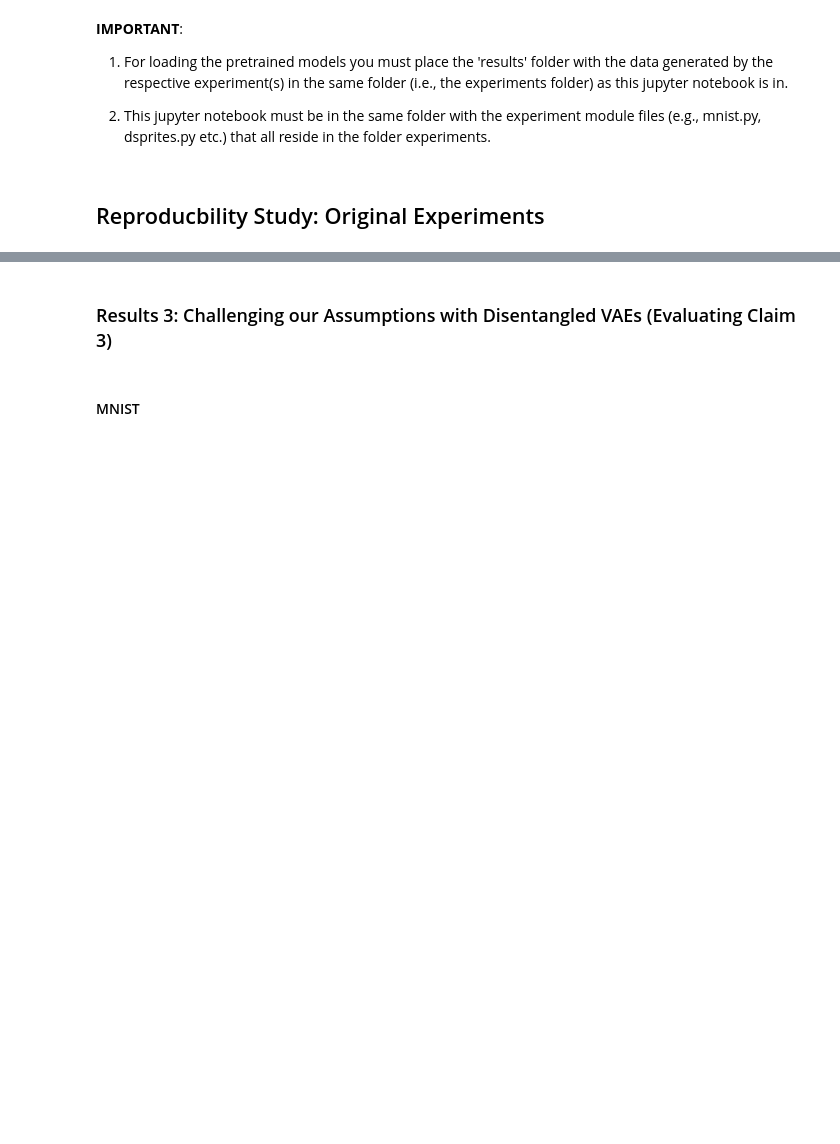
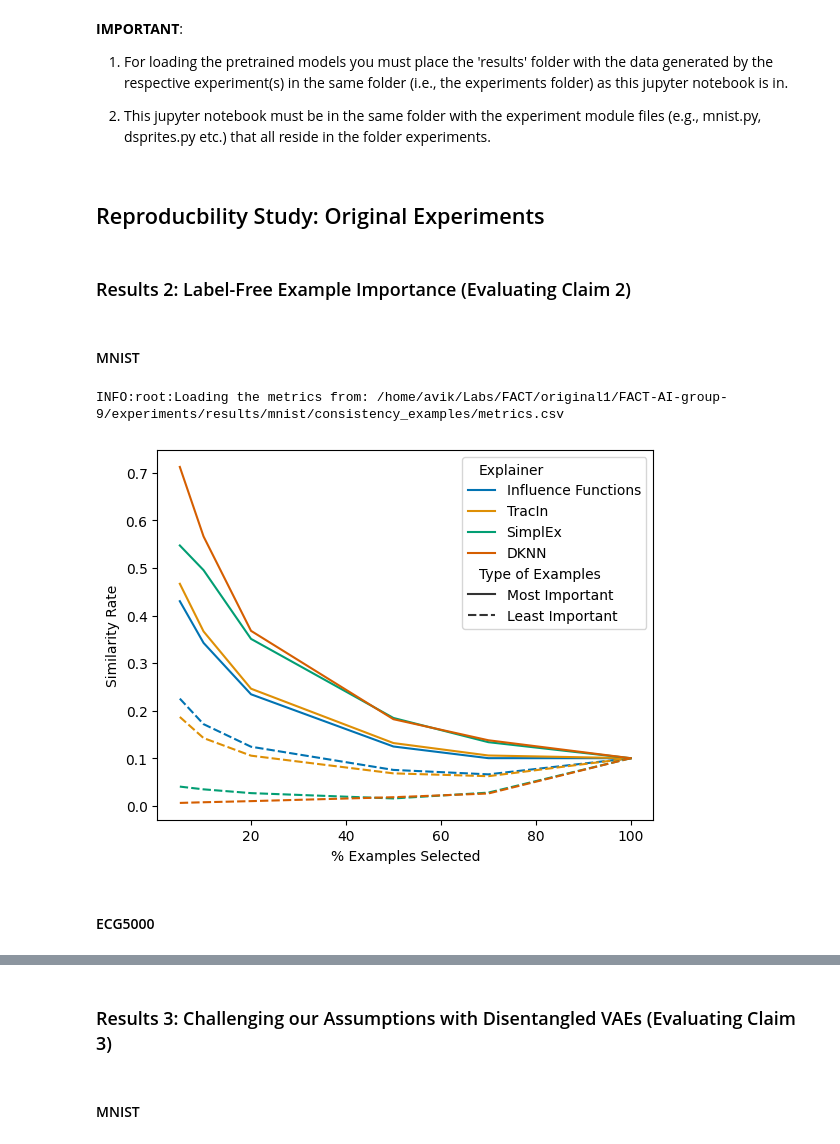
Before and after one commit to vpariza/Re-Label-Free-XAI, a Jupyter notebook: experiments/run_experiments.ipynb, the cells around one changed output, grey strips where cells are left out. Cells and saved outputs as stored; diff of their text form; code cells hidden in the pictures; blank space fills up the shorter version.

Commit message:
Merged Example Importance experiments in notebook

```diff
--- a/experiments/run_experiments.ipynb
+++ b/experiments/run_experiments.ipynb
@@ -15,3 +20,31 @@ logging.basicConfig(stream=sys.stdout, level=logging.INFO)
 2) This jupyter notebook must be in the same folder with the experiment module files (e.g., mnist.py, dsprites.py etc.) that all reside in the folder experiments.
 # %% [markdown]
 ## Reproducbility Study: Original Experiments
+# %% [markdown]
+### Results 2: Label-Free Example Importance (Evaluating Claim 2)
+# %% [markdown]
+#### MNIST
+# %%
+# Define the Parameters for this experiment
+batch_size=300      # Batch Size that can improve the speed if appropriate hardware is available
+random_seed=1       # The seed for the beginning of the experiment
+dim_latent=4        # Latent dimension size for autoencoder architecture
+n_epochs=100        # number of epochs to train
+subtrain_size=1000  # subset size of training data for attribution methods
+load_models=True        # Load pretrained models from files? (True or False)
+load_metrics=True       # Change it to True if you ONLY want to calculate the final box figure from the existing saved metrics
+# %%
+mnist.consistency_examples(
+    batch_size=batch_size,
+    random_seed=random_seed,
+    dim_latent=dim_latent,
+    n_epochs=n_epochs,
+    subtrain_size=subtrain_size,
+    load_models=load_models,
+    load_metrics=load_metrics,
+    )
+# %% [output]
+INFO:root:Loading the metrics from: /home/avik/Labs/FACT/original1/FACT-AI-group-9/experiments/results/mnist/consistency_examples/metrics.csv
+[figure, added]
+# %% [markdown]
+#### ECG5000
```
Also changed, not shown: parts of 13 cells of this notebook, 1 other file.
